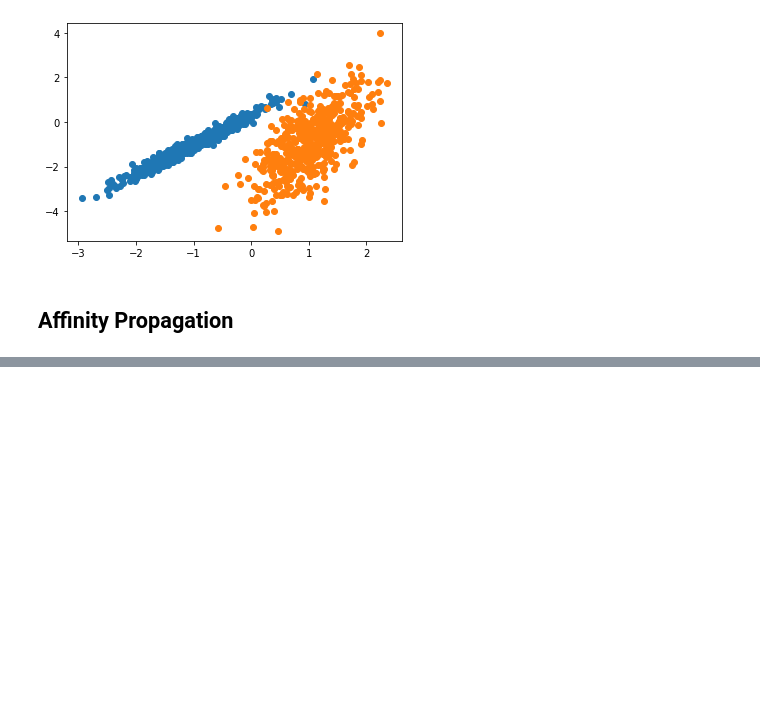
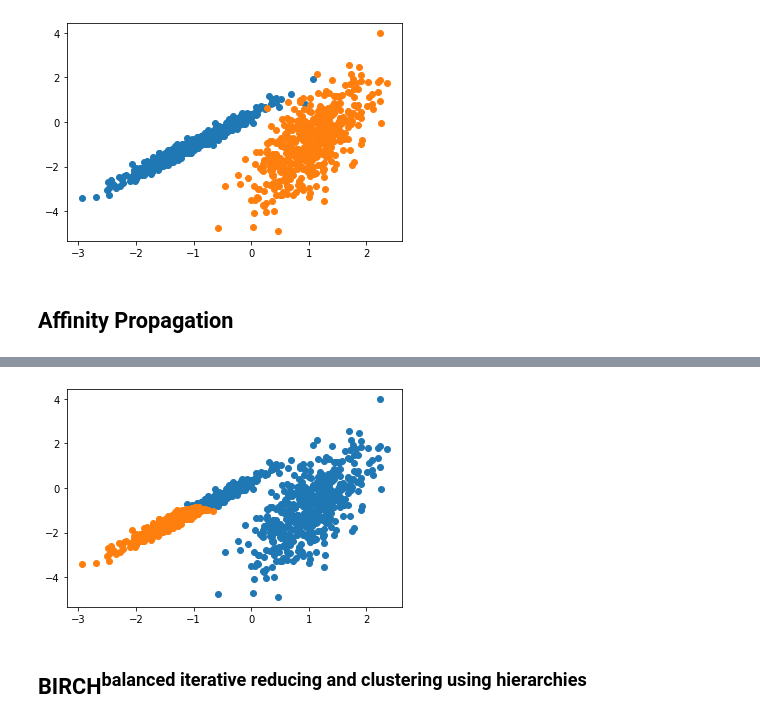
Before and after one commit to jaesseong/Dev_note, a Jupyter notebook: Machine_Learning/Clustering/10 Clustering Algorithms With Python.ipynb, the cells around one changed output, grey strips where cells are left out. Cells and saved outputs as stored; diff of their text form; code cells hidden in the pictures; blank space fills up the shorter version.

```diff
--- a/Machine_Learning/Clustering/10 Clustering Algorithms With Python.ipynb
+++ b/Machine_Learning/Clustering/10 Clustering Algorithms With Python.ipynb
@@ -83,0 +116,19 @@ from sklearn.cluster import AffinityPropagation
+# %%
+# define the model
+model = AgglomerativeClustering(n_clusters=2)
+# fit model and predict clusters
+yhat = model.fit_predict(X)
+# retrieve unique clusters
+clusters = unique(yhat)
+# create scatter plot for samples from each cluster
+for cluster in clusters:
+    # get row indexes for samples with this cluster
+    row_ix = where(yhat == cluster)
+    # create scatter of these samples
+    pyplot.scatter(X[row_ix, 0], X[row_ix, 1])
+# show the plot
+pyplot.show()
+# %% [output]
+[figure, added]
+# %% [markdown]
+## BIRCH<sup>balanced iterative reducing and clustering using hierarchies</sup>
```
Also changed, not shown: parts of 10 cells of this notebook.
